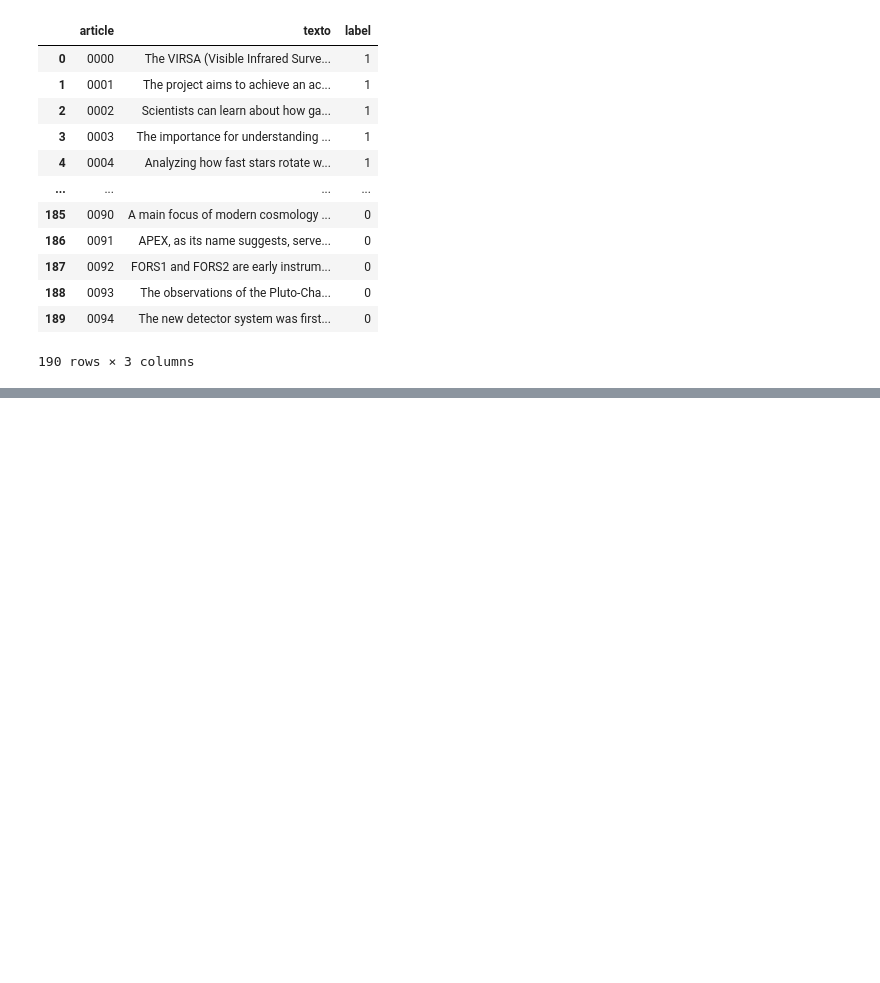
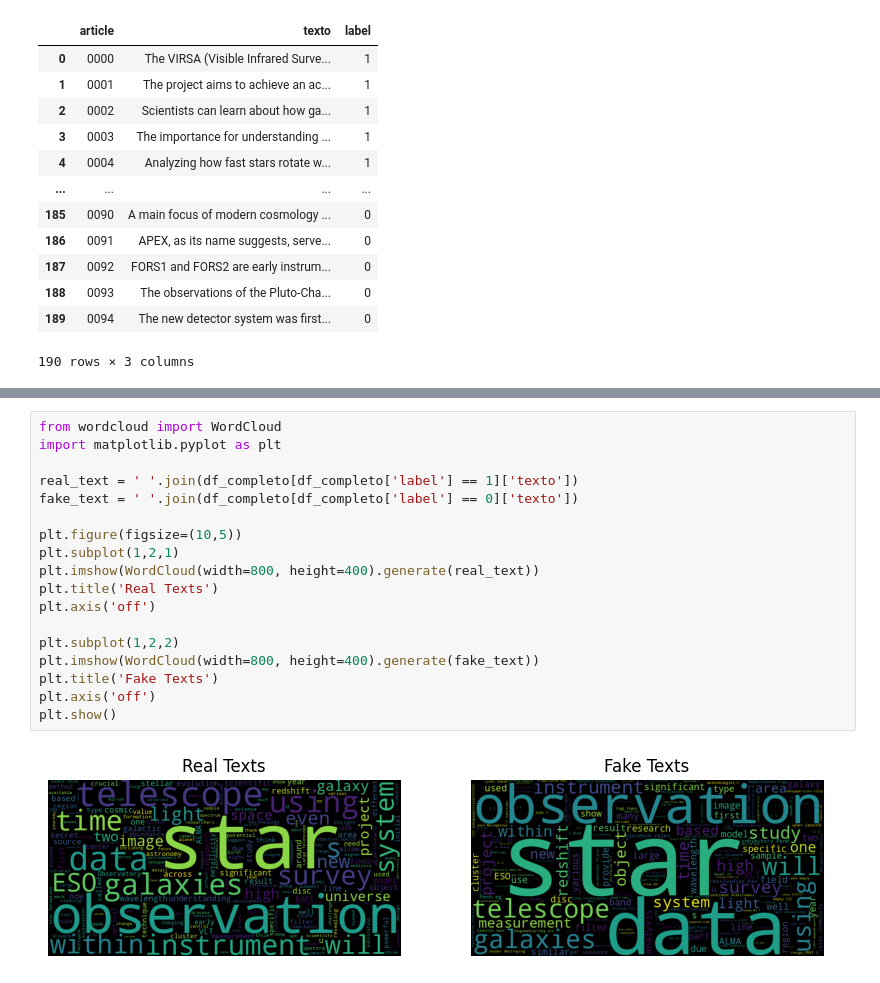
Before and after one commit to LeopoldoZanellato/the_impostor, a Jupyter notebook: explorer.ipynb, the cells around one changed output, grey strips where cells are left out. Drawn from its saved outputs; the diff is of its cells as text; blank space fills up the shorter version.

```diff
--- a/explorer.ipynb
+++ b/explorer.ipynb
@@ -134,0 +185,20 @@ df_completo[df_completo['article']==n_artigo].texto.iloc[1]
+# %%
+from wordcloud import WordCloud
+import matplotlib.pyplot as plt
+
+real_text = ' '.join(df_completo[df_completo['label'] == 1]['texto'])
+fake_text = ' '.join(df_completo[df_completo['label'] == 0]['texto'])
+
+plt.figure(figsize=(10,5))
+plt.subplot(1,2,1)
+plt.imshow(WordCloud(width=800, height=400).generate(real_text))
+plt.title('Real Texts')
+plt.axis('off')
+
+plt.subplot(1,2,2)
+plt.imshow(WordCloud(width=800, height=400).generate(fake_text))
+plt.title('Fake Texts')
+plt.axis('off')
+plt.show()
+# %% [output]
+[figure, added]
```
Also changed, not shown: parts of 38 cells of this notebook, 1 other file.
